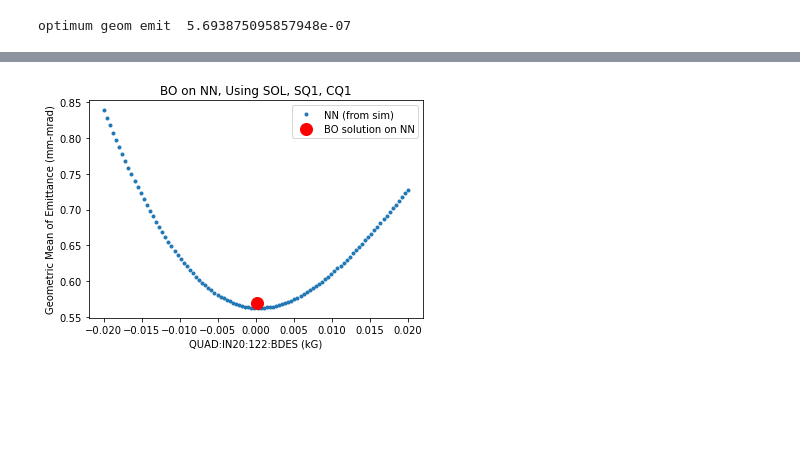
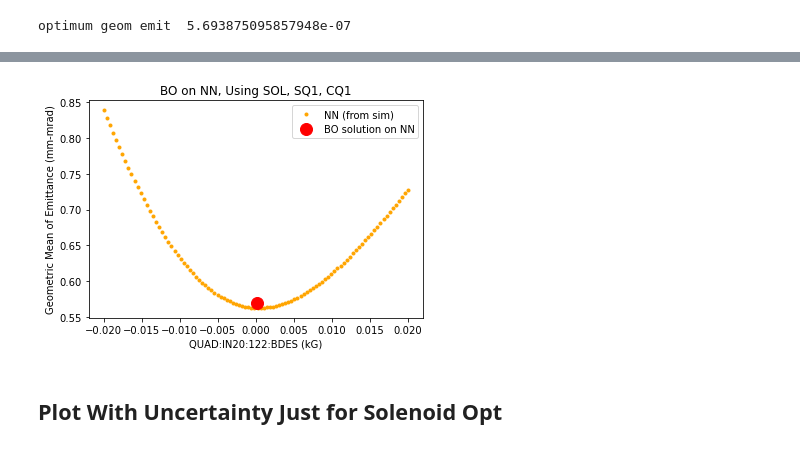
Before and after one commit to singh96aman/lcls_cu_injector_tuning, a Jupyter notebook: models/simple_models/LCLS_Cu_Inj_scalar_beam_size_emit_OTR2_EASY.ipynb, the cells around one changed output, grey strips where cells are left out. Drawn from its saved outputs; the diff is of its cells as text; code cells hidden in the pictures; blank space fills up the shorter version.

```diff
--- a/models/simple_models/LCLS_Cu_Inj_scalar_beam_size_emit_OTR2_EASY.ipynb
+++ b/models/simple_models/LCLS_Cu_Inj_scalar_beam_size_emit_OTR2_EASY.ipynb
@@ -671,14 +674,14 @@ def evaluate(varx,vary,varz):
 
     y_out = Model.pred_sim_units(x_in)
 
-    return -1*objective(y_out)
+    return -1*objective(y_out)[0]
 
 
 def objective(y_out):
     out1 = y_out[:,loc_out['norm_emit_x']]
     out2 = y_out[:,loc_out['norm_emit_y']]
 
-    return np.sqrt(out1*out2)[0]
+    return np.sqrt(out1*out2)
 # %%
 from bayes_opt import BayesianOptimization
 
@@ -821,13 +824,15 @@ Y_data = sim_outputs[sim_scan_idx[scanvar][0]:sim_scan_idx[scanvar][1]]
 #plot
 xlabel = sim_name_to_pv_name[scanvar] +' '+ pv_unit[sim_name_to_pv_name[scanvar]]
 # %%
-plt.plot(X_scan, np.sqrt((Y_pred[:,loc_out['norm_emit_x']]*10**6)*(Y_pred[:,loc_out['norm_emit_x']]*10**6)),'.')
+plt.plot(X_scan, np.sqrt((Y_pred[:,loc_out['norm_emit_x']]*10**6)*(Y_pred[:,loc_out['norm_emit_x']]*10**6)),'.',color='orange')
 plt.plot(CQ_opt,opt_emit*10**6,'ro',markersize = 12)
 plt.ylabel('Geometric Mean of Emittance (mm-mrad)')
 xlabel = sim_name_to_pv_name[scanvar] +' '+ pv_unit[sim_name_to_pv_name[scanvar]]
 plt.xlabel(xlabel)
 plt.legend(['NN (from sim)','BO solution on NN'])
 plt.title('BO on NN, Using SOL, SQ1, CQ1')
 plt.show()
 # %% [output]
-[figure, old version]
+[figure, new version]
+# %% [markdown]
+## Plot With Uncertainty Just for Solenoid Opt
```
Also changed, not shown: parts of 9 cells of this notebook.
